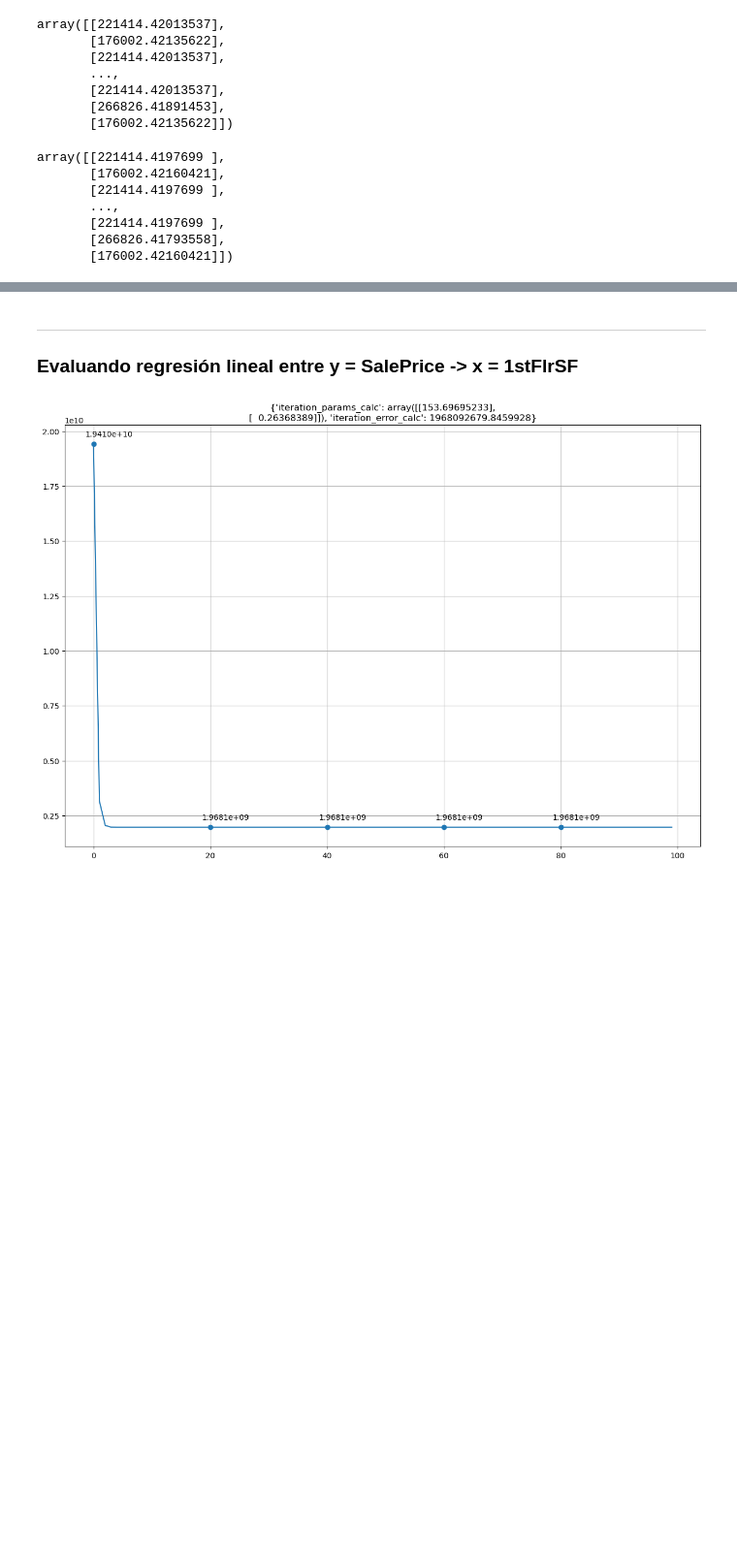
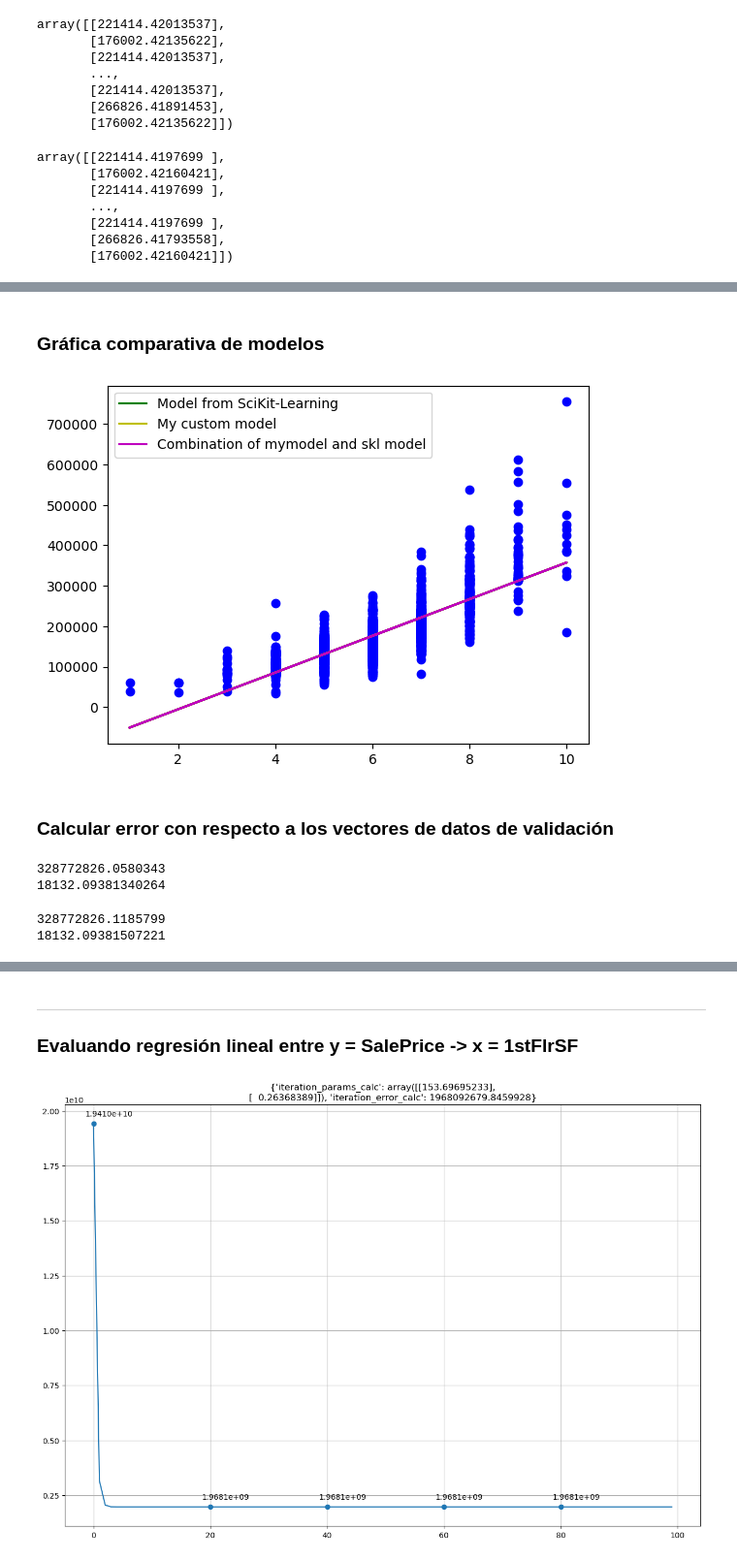
Before and after one commit to Alejndro22/simple-linear-regression-ds, a Jupyter notebook: 24008282_Proyecto_1.ipynb, the cells around one changed output, grey strips where cells are left out. Shown: that part at 97% size. Drawn from its saved outputs; the diff is of its cells as text; code cells hidden in the pictures; blank space fills up the shorter version.

Commit message:
Error coefficient calculation for mymodel, sklmodel, and the model mix

```diff
--- a/24008282_Proyecto_1.ipynb
+++ b/24008282_Proyecto_1.ipynb
@@ -640,12 +638,19 @@ class SimpleLinearRegression:
 
         return y_pred, mse, regr
 
-    def plot_linear_regression_comparative(self,skl_pred, mymodel_pred):
+    def get_mean_skl_and_mymodel(self, skl_pred, mymodel_pred):
+        two_models_mix = (mymodel_pred + skl_pred) / 2
+        return two_models_mix
+
+    def plot_linear_regression_comparative(self, skl_pred, mymodel_pred, mix_2_models):
+
         plt.scatter(self.var_x_vector, self.var_y_vector, color ='b')
         # skl model with green
         plt.plot(self.var_x_vector, skl_pred, color ='g', label='Model from SciKit-Learning')
         # my model with yellow
         plt.plot(self.var_x_vector, mymodel_pred, color ='y', label='My custom model')
+        # 2 models mean
+        plt.plot(self.var_x_vector, mix_2_models, color ='m', label='Combination of mymodel and skl model')
 
         plt.legend()
         plt.show()
@@ -721,3 +706,6 @@ array([[221414.4197699 ],
        [221414.4197699 ],
        [266826.41793558],
        [176002.42160421]])
+# %%
+mix_2_models2 = m2.get_mean_skl_and_mymodel(skl_pred, mymodel2_prediction)
+mix_2_models2
@@ -723,0 +720,8 @@ array([[221414.4197699 ],
+# %% [markdown]
+### Gráfica comparativa de modelos
+# %%
+m2.plot_linear_regression_comparative(skl_pred, mymodel2_prediction, mix_2_models2)
+# %% [output]
+[figure, new version]
+# %% [markdown]
+### Calcular error con respecto a los vectores de datos de validación
@@ -723,0 +731,11 @@ array([[221414.4197699 ],
+# %%
+test_vector_ones = np.ones((292, 1))
+test_matrix_x = np.hstack((overallqual_vector_test, test_vector_ones))
+test_my_model_predicted_y = m2.get_vector_predicted_y(test_matrix_x, mymodel2_parameters)
+
+mymodel_predicted_error = m2.calc_error(saleprice_vector_test - test_my_model_predicted_y)
+print(mymodel_predicted_error)
+print(np.sqrt(mymodel_predicted_error))
+# %% [output]
+328772826.0580343
+18132.09381340264
@@ -723,0 +744,7 @@ array([[221414.4197699 ],
+# %%
+mse =  m2.calc_error(saleprice_vector_test - skl_error_test_vector)
+print(mse)
+print(np.sqrt(mse))
+# %% [output]
+328772826.1185799
+18132.09381507221
```
Also changed, not shown: parts of 33 cells of this notebook.
